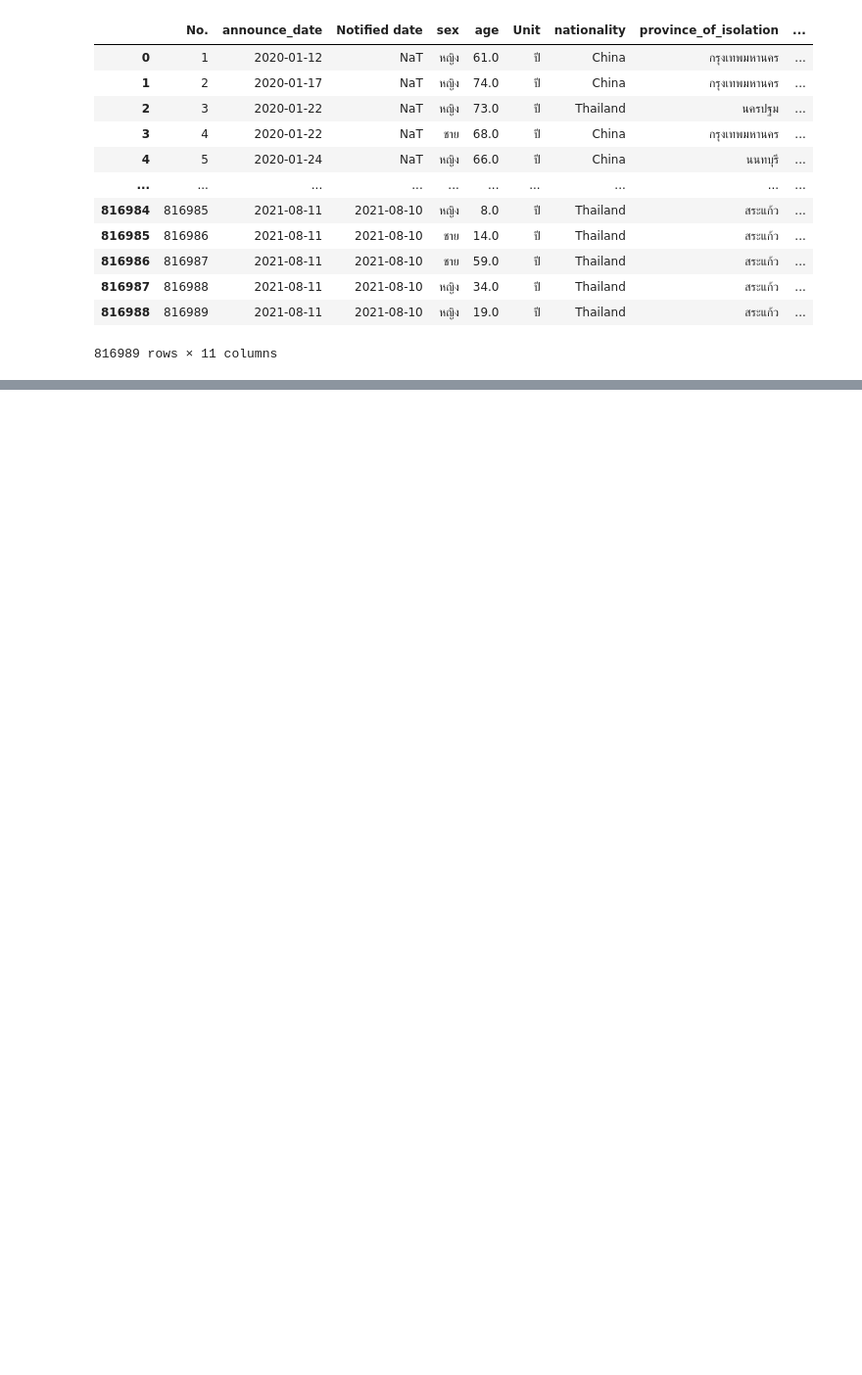
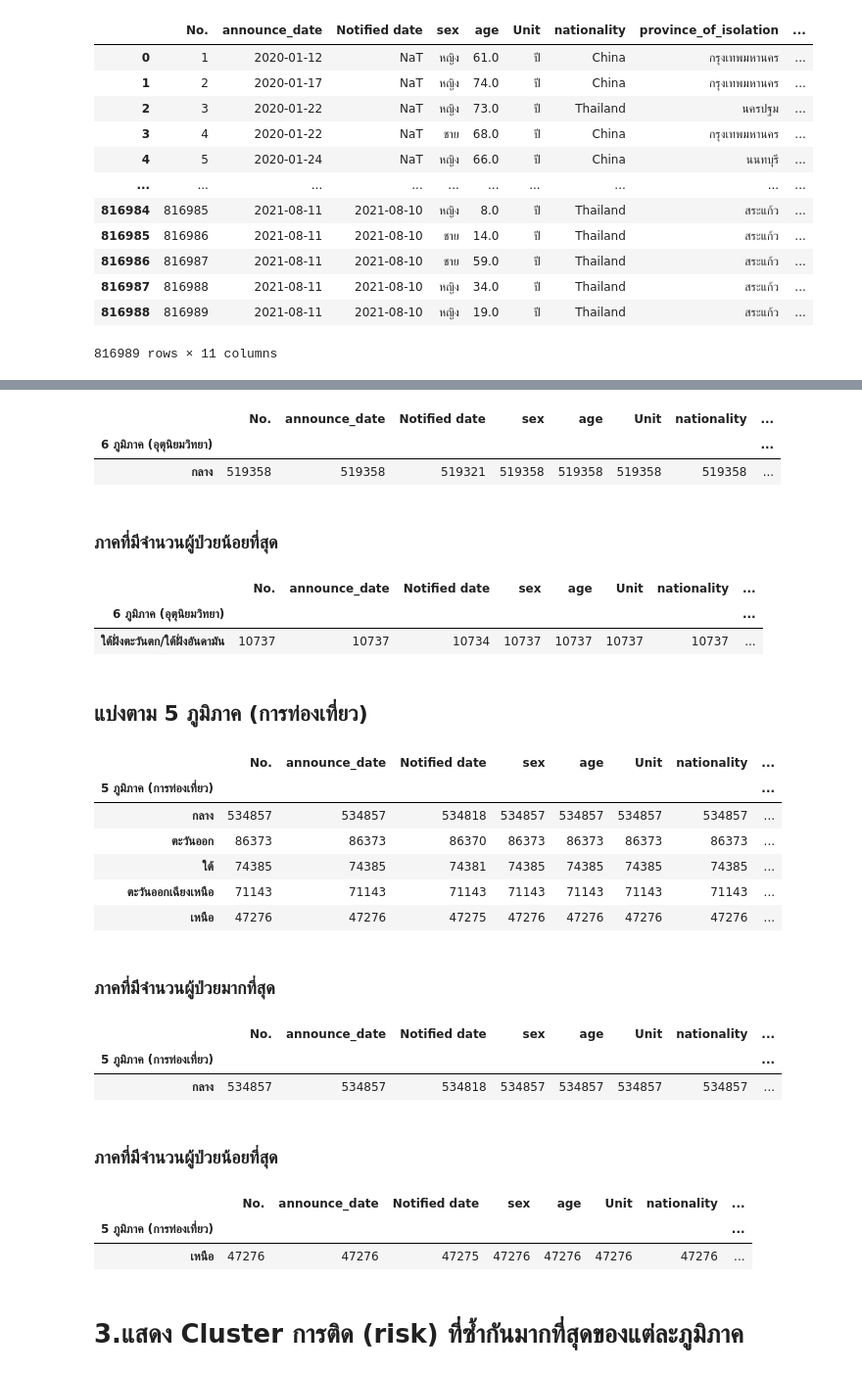
Before and after one commit to Khemapsorn/data_viz_2022, a Jupyter notebook: BasicPython&DataViz_midterm2022.ipynb, the cells around one changed output, grey strips where cells are left out. Shown at 98% size. Drawn from its saved outputs; the diff is of its cells as text; code cells hidden in the pictures; blank space fills up the shorter version.

```diff
--- a/BasicPython&DataViz_midterm2022.ipynb
+++ b/BasicPython&DataViz_midterm2022.ipynb
@@ -196,0 +494,50 @@ this_data
+# %%
+max3 = df_2_3_sort.sort_values(by='No.',ascending = False).head(1) #กำหนดตัวแปร max3 ทำการเรียงลำดับข้อมูลจากมากไปน้อย (ascending = False) ของตัวแปร df_2_3_sort โดยดูที่คอลัมน์ 'No.' และหัวตารางแสดง 1 แถว เพื่อเอาเฉพาะแถวที่มากที่สุด
+max3 #แสดงผลลัพธ์
+# %% [output]
+|  | No. | announce_date | Notified date | sex | age | Unit | nationality | ... |
+| 6 ภูมิภาค (อุตุนิยมวิทยา) |  |  |  |  |  |  |  | ... |
+| กลาง | 519358 | 519358 | 519321 | 519358 | 519358 | 519358 | 519358 | ... |
+# %% [markdown]
+### ภาคที่มีจำนวนผู้ป่วยน้อยที่สุด
+# %%
+min3 = df_2_3_sort.sort_values(by='No.',ascending = True).head(1) #กำหนดตัวแปร min3 ทำการเรียงลำดับข้อมูลจากน้อยไปมาก (ascending = True) ของตัวแปร df_2_3_sort โดยดูที่คอลัมน์ 'No.' และหัวตารางแสดง 1 แถว เพื่อเอาเฉพาะแถวที่น้อยที่สุด
+min3 #แสดงผลลัพธ์
+# %% [output]
+|  | No. | announce_date | Notified date | sex | age | Unit | nationality | ... |
+| 6 ภูมิภาค (อุตุนิยมวิทยา) |  |  |  |  |  |  |  | ... |
+| ใต้ฝั่งตะวันตก/ใต้ฝั่งอันดามัน | 10737 | 10737 | 10734 | 10737 | 10737 | 10737 | 10737 | ... |
+# %% [markdown]
+## แบ่งตาม 5 ภูมิภาค (การท่องเที่ยว)
+# %%
+df_2_4 = df.groupby('5 ภูมิภาค (การท่องเที่ยว)').count() #กำหนดตัวแปร df_2_4 ให้รวมกลุ่มคอลัมน์ของ 5 ภูมิภาค (การท่องเที่ยว) จากตาราง df จากนั้นในนับจำนวนว่ามีเท่าไหร่
+df_2_4_sort = df_2_4.sort_values(by='No.', ascending=False) # กำหนดตัวแปรdf_2_4_sort เพื่อทำการเรียงข้อมูลของตัวแปร df_2_4 โดยดูที่คอลัมน์ 'No.' จากนั้นเรียงลำดับข้อมูลจากมากไปน้อย (ascending = False)
+df_2_4_sort #แสดงผลลัพธ์
+# %% [output]
+|  | No. | announce_date | Notified date | sex | age | Unit | nationality | ... |
+| 5 ภูมิภาค (การท่องเที่ยว) |  |  |  |  |  |  |  | ... |
+| กลาง | 534857 | 534857 | 534818 | 534857 | 534857 | 534857 | 534857 | ... |
+| ตะวันออก | 86373 | 86373 | 86370 | 86373 | 86373 | 86373 | 86373 | ... |
+| ใต้ | 74385 | 74385 | 74381 | 74385 | 74385 | 74385 | 74385 | ... |
+| ตะวันออกเฉียงเหนือ | 71143 | 71143 | 71143 | 71143 | 71143 | 71143 | 71143 | ... |
+| เหนือ | 47276 | 47276 | 47275 | 47276 | 47276 | 47276 | 47276 | ... |
+# %% [markdown]
+### ภาคที่มีจำนวนผู้ป่วยมากที่สุด
+# %%
+max4 = df_2_4_sort.sort_values(by='No.',ascending = False).head(1) #กำหนดตัวแปร max4 ทำการเรียงลำดับข้อมูลจากมากไปน้อย (ascending = False) ของตัวแปร df_2_4_sort โดยดูที่คอลัมน์ 'No.' และหัวตารางแสดง 1 แถว เพื่อเอาเฉพาะแถวที่มากที่สุด
+max4 #แสดงผลลัพธ์
+# %% [output]
+|  | No. | announce_date | Notified date | sex | age | Unit | nationality | ... |
+| 5 ภูมิภาค (การท่องเที่ยว) |  |  |  |  |  |  |  | ... |
+| กลาง | 534857 | 534857 | 534818 | 534857 | 534857 | 534857 | 534857 | ... |
+# %% [markdown]
+### ภาคที่มีจำนวนผู้ป่วยน้อยที่สุด
+# %%
+min4 = df_2_4_sort.sort_values(by='No.',ascending = True).head(1) #กำหนดตัวแปร min4 ทำการเรียงลำดับข้อมูลจากน้อยไปมาก (ascending = True) ของตัวแปร df_2_4_sort โดยดูที่คอลัมน์ 'No.' และหัวตารางแสดง 1 แถว เพื่อเอาเฉพาะแถวที่น้อยที่สุด
+min4 #แสดงผลลัพธ์
+# %% [output]
+|  | No. | announce_date | Notified date | sex | age | Unit | nationality | ... |
+| 5 ภูมิภาค (การท่องเที่ยว) |  |  |  |  |  |  |  | ... |
+| เหนือ | 47276 | 47276 | 47275 | 47276 | 47276 | 47276 | 47276 | ... |
+# %% [markdown]
+# 3.แสดง Cluster การติด (risk) ที่ซ้ำกันมากที่สุดของแต่ละภูมิภาค
```
Also changed, not shown: parts of 103 cells of this notebook.
